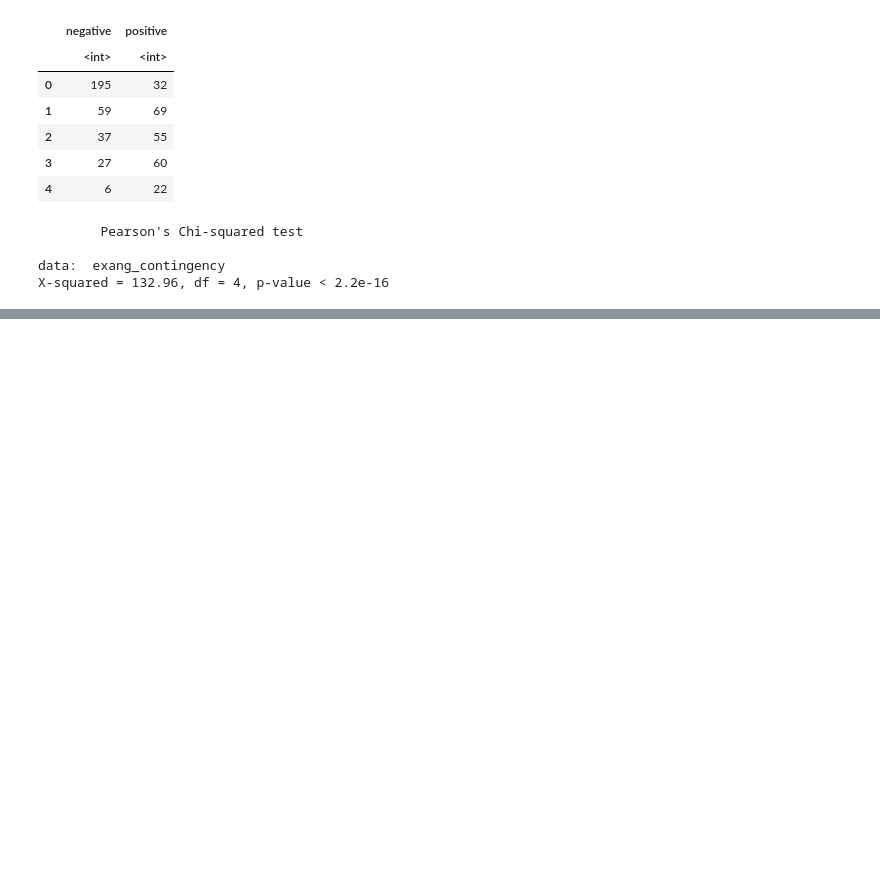
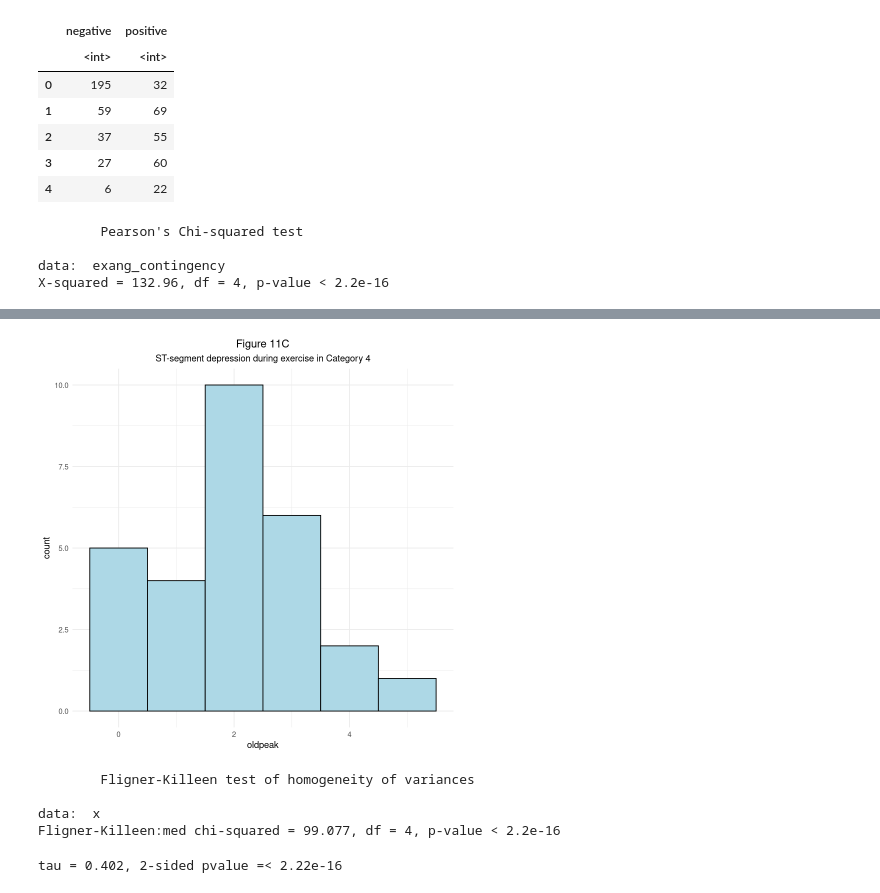
Before and after one commit to jerradmgenson/qdaim-proto, a Jupyter notebook: src/notebooks/dataset_analysis.ipynb, the cells around one changed output, grey strips where cells are left out. Cells and saved outputs as stored; diff of their text form; code cells hidden in the pictures; blank space fills up the shorter version.

```diff
--- a/src/notebooks/dataset_analysis.ipynb
+++ b/src/notebooks/dataset_analysis.ipynb
@@ -1023,0 +1059,9 @@ X-squared = 132.96, df = 4, p-value < 2.2e-16
+# %%
+# Histogram of oldpeak in heart disease category 4.
+#
+# The distribution appears to be roughly normal with a mild
+# left-tailed skew. However, this is close enough to normal
+# to employ ANOVA.
+category4_data <- heart_disease_data[heart_disease_data$num == 4,]
+ggplot(category4_data, aes(x=oldpeak)) + ggtitle(label='Figure 11C', subtitle='ST-segment depression during exercise in Category 4') + geom_histogram(binwidth=1, color='black', fill=c('lightblue')) + theme_minimal() + theme(plot.title = element_text(hjust = 0.5), plot.subtitle = element_text(hjust = 0.5))
+# %% [output]
@@ -1023,0 +1070,24 @@ X-squared = 132.96, df = 4, p-value < 2.2e-16
+[figure, added]
+# %%
+# Fligner-Killeen test for oldpeak vs. heart disease category.
+#
+# The p-value is less than the significance level of .05, so we
+# reject the null hypothesis that the variances are the same.
+# Thus, we can not use ANOVA on this data.
+fligner_killeen(heart_disease_data, 'oldpeak')
+# %% [output]
+        Fligner-Killeen test of homogeneity of variances
+
+data:  x
+Fligner-Killeen:med chi-squared = 99.077, df = 4, p-value < 2.2e-16
+# %%
+# Kendall's rank coefficient for oldpeak vs. heart disease category.
+#
+# The p-value is less than the significance level of .05, so we
+# reject the null hypothesis that there is no correlation between
+# ST-segment depression during exercise and heart disease category.
+# Based on these results and the scatter plot in Figure 11B, we
+# include this feature in our model.
+Kendall(heart_disease_data$oldpeak, heart_disease_data$num)
+# %% [output]
+tau = 0.402, 2-sided pvalue =< 2.22e-16
```
Also changed, not shown: parts of 9 cells of this notebook.
